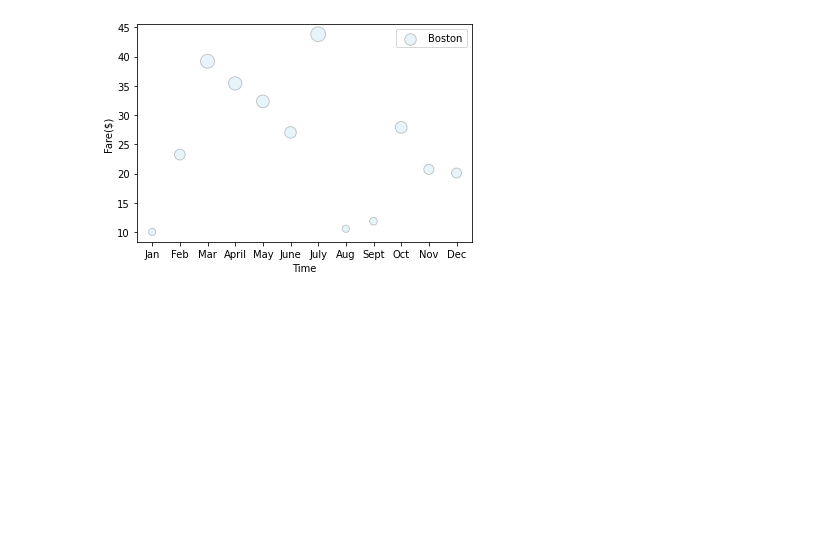
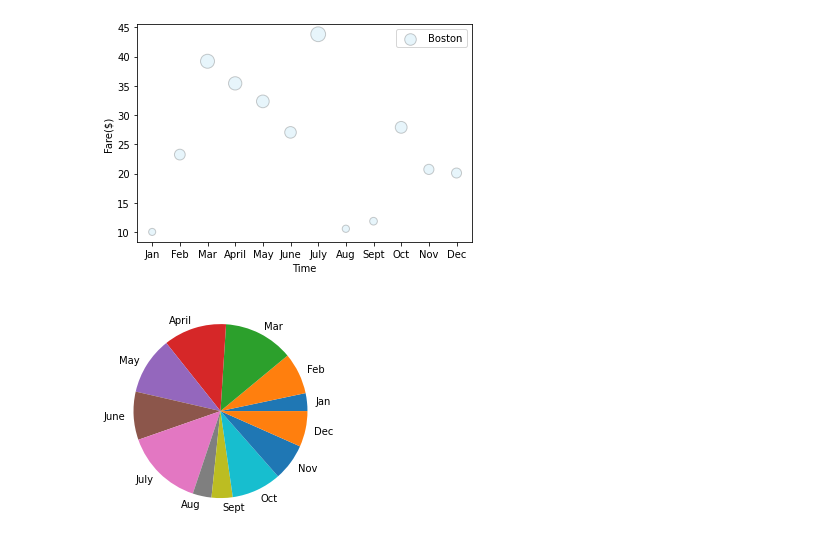
Before and after one commit to shaileeM/PyBer_Analysis, a Jupyter notebook: matplotlib_practice.ipynb, the cells around one changed output. Cells and saved outputs as stored; diff of their text form; code cells hidden in the pictures; blank space fills up the shorter version.

Commit message:
matplotlib pie chart

```diff
--- a/matplotlib_practice.ipynb
+++ b/matplotlib_practice.ipynb
@@ -181,3 +181,10 @@ ax.set_ylabel("Fare($)")
 # %% [output]
 Text(0, 0.5, 'Fare($)')
 [figure]
+# %%
+#Pie chart using matlab
+
+plt.pie(y_axis, labels=x_axis)
+plt.show()
+# %% [output]
+[figure, added]
```
Also changed, not shown: parts of 2 cells of this notebook.
